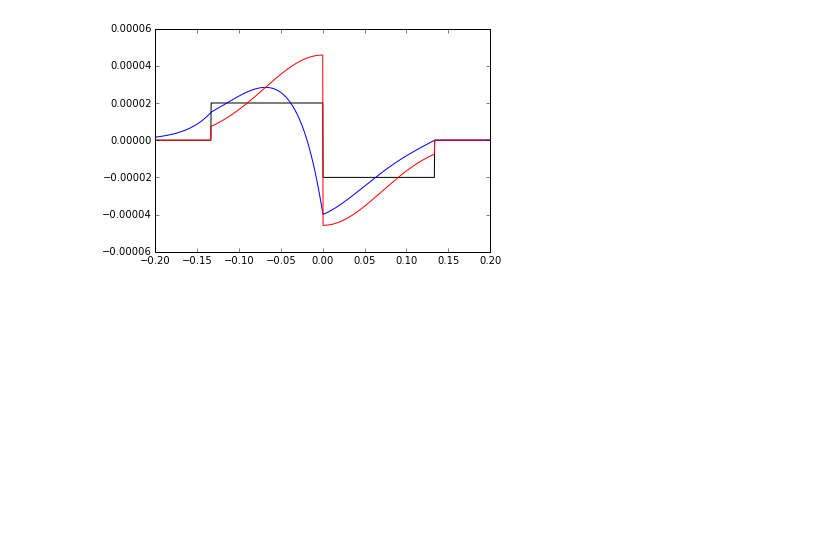
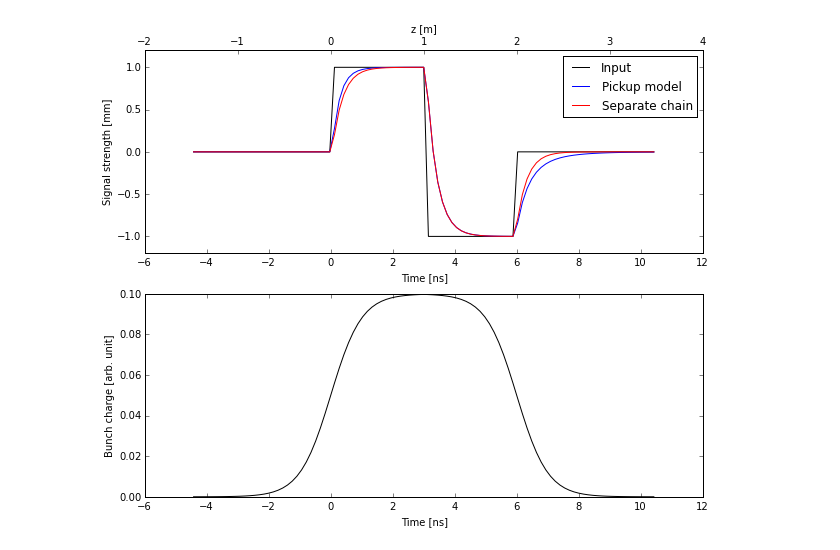
Before and after one commit to jkomppula/PyHEADTAIL_feedback, a Jupyter notebook: interactive-tests/SignalProcessors.ipynb, the cells around one changed output. Cells and saved outputs as stored; diff of their text form; code cells hidden in the pictures; blank space fills up the shorter version.

Commit message:
Multibox and pickup model tested

```diff
--- a/interactive-tests/SignalProcessors.ipynb
+++ b/interactive-tests/SignalProcessors.ipynb
@@ -135,21 +257,26 @@ for p_id, s_id in itertools.izip(p_idx,s_idx):
 # %%
 # TODO:
 #  -Normalization doesn't work
 #  -behaviour of the low pass filter is inverted
 
-f_c = 1e10
 
-signal = SquareSignal(-0.2,0.2,1000,0.00002,0.07)
+noise = 0
+f_c = 3e9
 
-pickup = [
-    processors.PickUp(0.0001,f_c)
+signal = SquareWaveImpulse(15e-9,6e-9,100,1e-3,5e-10)
+#signal = SineImpulse(2e-9,1e9,100,1e-3,0.0003)
+#signal = SineStep(3e-9,1e9,100,1e-3,0.1e-9)
+
+pickup_model = [
+    processors.PickUp(noise,f_c)
 ]
 
-pickup_old = [
-    processors.ChargeWeighter(),
-    #processors.LowpassFilter(f_c)
+pickup_chain = [
+    #processors.ChargeWeighter(),
+    processors.NoiseGenerator(noise,'absolute','normal'),
+    processors.LowpassFilter(f_c)
 ]
 
-compare_processor_chains(signal, pickup, pickup_old,'a','c')
+compare_processor_chains(signal, pickup_model, pickup_chain,'Pickup model','Separate chain')
 # %% [output]
-[figure, old version]
+[figure, new version]
```
Also changed, not shown: parts of 5 cells of this notebook, 1 other file.
